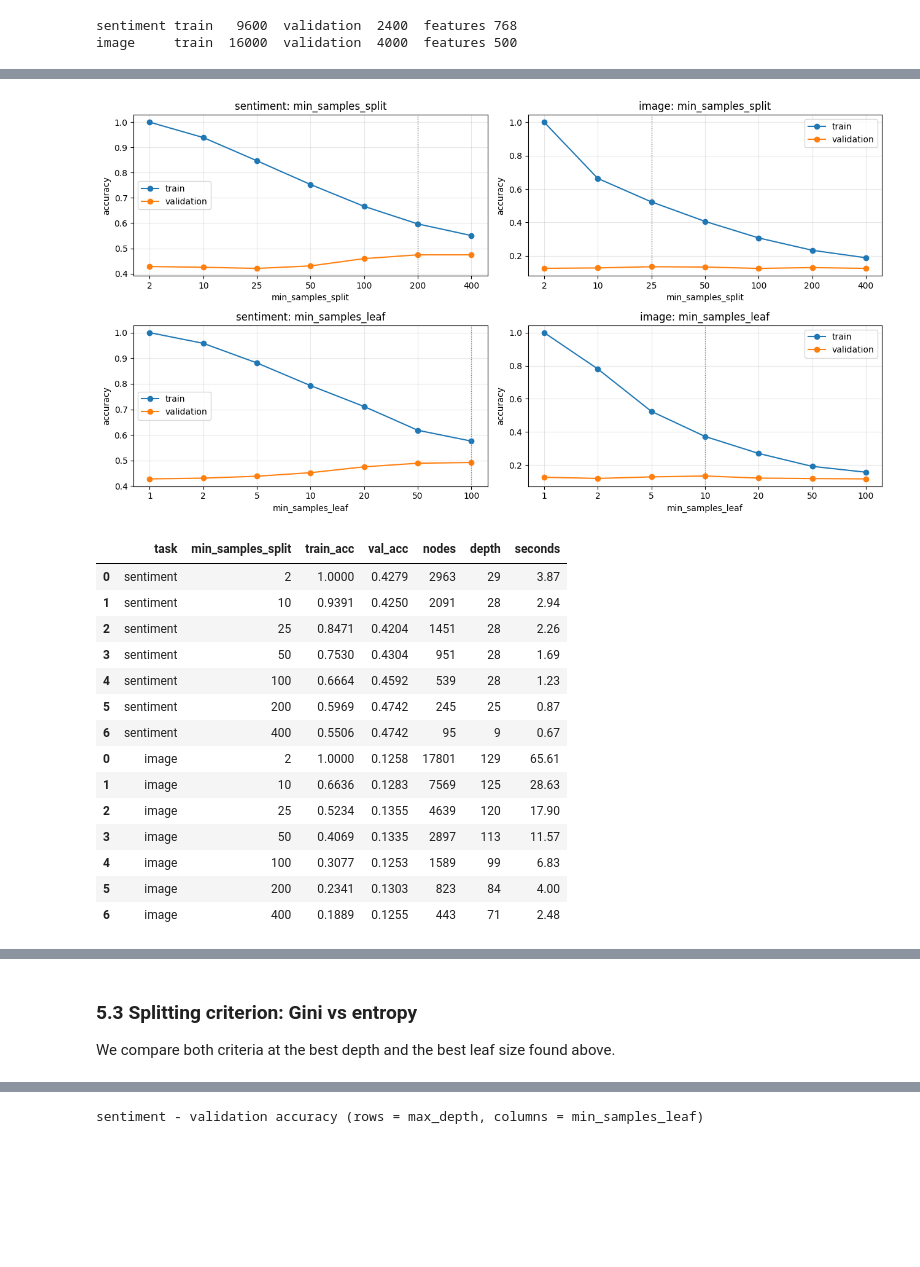
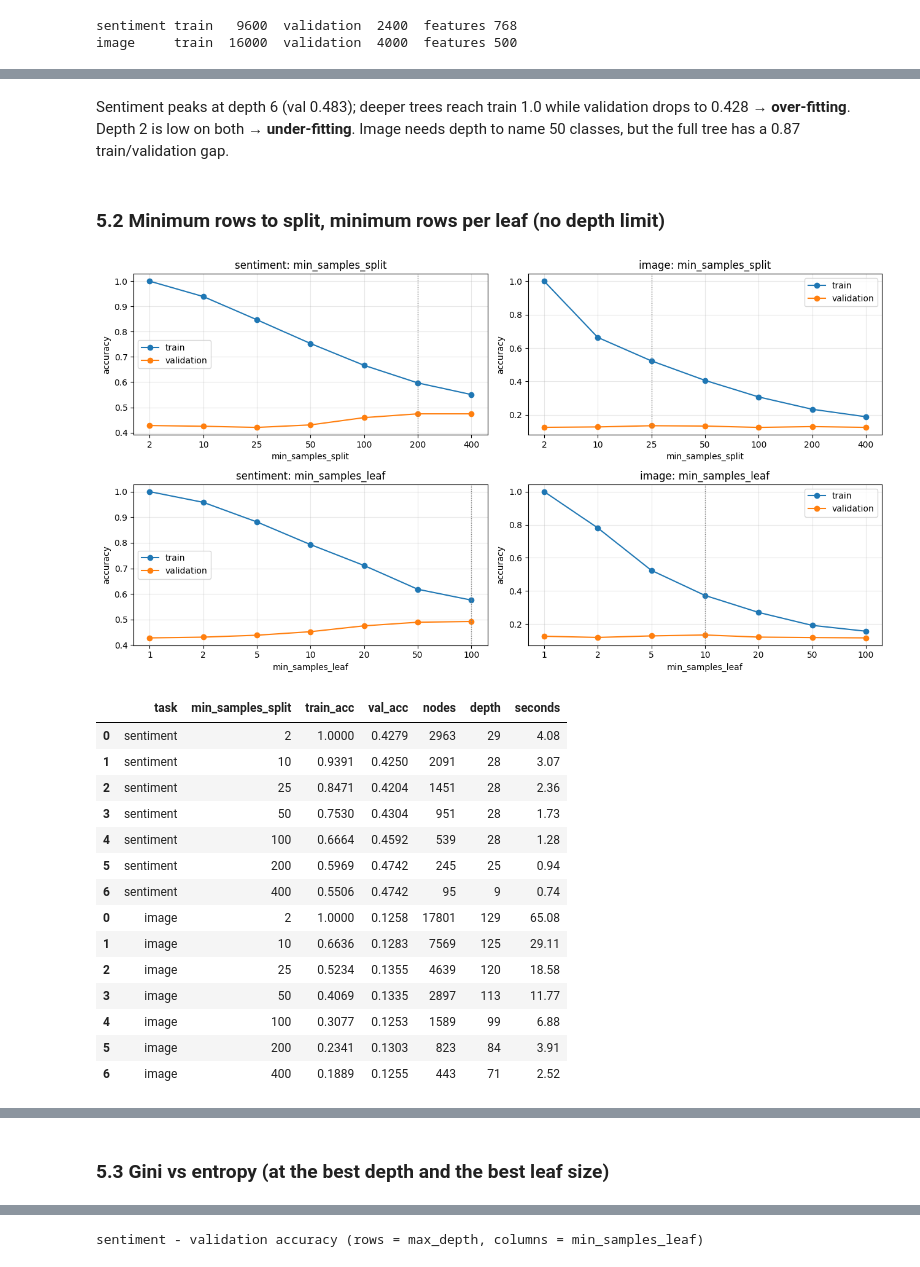
Before and after one commit to COMP472-Fall2026/Team27_F, a Jupyter notebook: decision_tree/decision_tree.ipynb, the cells around one changed output, grey strips where cells are left out. Saved outputs shown, nothing was run; the diff lists cells and outputs as text; code cells hidden in the pictures; blank space fills up the shorter version.

```diff
--- a/decision_tree/decision_tree.ipynb
+++ b/decision_tree/decision_tree.ipynb
@@ -84,12 +60,11 @@ y_toy = (X_toy[:, 0] + X_toy[:, 1] > 1).astype(int)
 
 def print_tree(tree, node=0, depth=0, names=None):
     pad = "    " * depth
-    if tree.feature[node] < 0:
+    if tree.feature[node] < 0:                                  # leaf
         print(f"{pad}-> class {tree.value[node].argmax()}   ({tree.n_rows[node]} rows)")
         return
     f = tree.feature[node]
-    name = names[f] if names else f"feature {f}"
-    print(f"{pad}{name} <= {tree.threshold[node]:.2f} ?")
+    print(f"{pad}{names[f] if names else f'feature {f}'} <= {tree.threshold[node]:.2f} ?")
     print_tree(tree, tree.left[node], depth + 1, names)
     print(f"{pad}else:")
     print_tree(tree, tree.right[node], depth + 1, names)
@@ -100,13 +75,12 @@ grid = np.c_[xx.ravel(), yy.ravel()]
 fig, axes = plt.subplots(1, 3, figsize=(12, 3.6))
 for ax, depth in zip(axes, [1, 3, 8]):
     toy = trees.DecisionTree(max_depth=depth).fit(X_toy, y_toy, n_classes=2)
-    acc = common.accuracy(y_toy, toy.predict(X_toy))
     if depth == 1:
         print_tree(toy, names=["x0", "x1"])
     ax.contourf(xx, yy, toy.predict(grid).reshape(xx.shape), alpha=0.3, cmap="coolwarm")
     ax.scatter(X_toy[:, 0], X_toy[:, 1], c=y_toy, cmap="coolwarm", s=10)
     ax.plot([0, 1], [1, 0], "k--")
-    ax.set_title(f"max_depth={depth}: train acc {acc:.2f}")
+    ax.set_title(f"max_depth={depth}: train acc {common.accuracy(y_toy, toy.predict(X_toy)):.2f}")
 plt.tight_layout()
 plt.show()
 # %% [output]
@@ -150,34 +117,39 @@ Every result is kept in `results` and saved to `decision_tree/outputs/`.
 # %%
-results = []
+results = []      # one row per trained tree
 
 
 def run(task, experiment, features="raw", data=None, **settings):
+    """Train one tree and record train/validation accuracy, size and time."""
     X_tr, y_tr, X_va, y_va = data if data is not None else SPLIT[task]
     start = time.time()
     tree = trees.DecisionTree(**settings).fit(X_tr, y_tr, N_CLASSES[task])
-    seconds = time.time() - start
     row = {"task": task, "experiment": experiment, "features": features,
            "max_depth": settings.get("max_depth"), "min_samples_split": settings.get("min_samples_split", 2),
            "min_samples_leaf": settings.get("min_samples_leaf", 1), "criterion": settings.get("criterion", "gini"),
            "n_bins": settings.get("n_bins", 64),
            "train_acc": round(common.accuracy(y_tr, tree.predict(X_tr)), 4),
            "val_acc": round(common.accuracy(y_va, tree.predict(X_va)), 4),
-           "nodes": tree.n_nodes, "leaves": tree.n_leaves, "depth": tree.depth(), "seconds": round(seconds, 2)}
+           "nodes": tree.n_nodes, "leaves": tree.n_leaves, "depth": tree.depth(),
+           "seconds": round(time.time() - start, 2)}
     results.append(row)
     return row
 
 
-def plot_curve(rows, x, title, xlabel, ax):
+def plot_curve(rows, x, title, ax):
     labels = [str(r[x]) for r in rows]
     ax.plot(labels, [r["train_acc"] for r in rows], marker="o", label="train")
     ax.plot(labels, [r["val_acc"] for r in rows], marker="o", label="validation")
     best = max(rows, key=lambda r: r["val_acc"])
-    ax.axvline(labels.index(str(best[x])), color="grey", ls=":", lw=1)
-    ax.set_title(title); ax.set_xlabel(xlabel); ax.set_ylabel("accuracy"); ax.grid(alpha=0.3); ax.legend()
+    ax.axvline(labels.index(str(best[x])), color="grey", ls=":", lw=1)   # best validation value
+    ax.set_title(title); ax.set_xlabel(x); ax.set_ylabel("accuracy"); ax.grid(alpha=0.3); ax.legend()
 
 
-def show(rows, cols=("train_acc", "val_acc", "nodes", "depth", "seconds")):
-    keys = [k for k in rows[0] if k not in ("task", "experiment", "features", "train_acc", "val_acc",
-                                             "nodes", "leaves", "depth", "seconds")]
-    varying = [k for k in keys if len({str(r[k]) for r in rows}) > 1]
-    return pd.DataFrame(rows)[["task"] + varying + list(cols)]
+def show(rows):
+    """Table of the settings that vary + the results."""
+    setting_cols = ["max_depth", "min_samples_split", "min_samples_leaf", "criterion", "n_bins"]
+    varying = [k for k in setting_cols if len({str(r[k]) for r in rows}) > 1]
+    return pd.DataFrame(rows)[["task"] + varying + ["train_acc", "val_acc", "nodes", "depth", "seconds"]]
+
+
+def best_of(rows):
+    return max(rows, key=lambda r: r["val_acc"])
@@ -193,7 +161,7 @@ depth_rows = {}
 fig, axes = plt.subplots(1, 2, figsize=(13, 3.8))
 for ax, task in zip(axes, TASKS):
     depth_rows[task] = [run(task, "max_depth", max_depth=d) for d in DEPTHS]
-    plot_curve(depth_rows[task], "max_depth", f"{task}: max_depth", "max_depth (None = no limit)", ax)
-plt.tight_layout(); plt.show()
+    plot_curve(depth_rows[task], "max_depth", f"{task}: max_depth (None = no limit)", ax)
+plt.tight_layout(); plt.savefig("report/figures/dt_max_depth.png", dpi=150); plt.show()
 pd.concat([show(depth_rows[t]) for t in TASKS])
 # %% [output]
@@ -223,31 +186,36 @@ We use no depth limit here, so these are the only brakes on the tree.
+# %% [markdown]
+Sentiment peaks at depth 6 (val 0.483); deeper trees reach train 1.0 while validation drops to 0.428 → **over-fitting**.
+Depth 2 is low on both → **under-fitting**. Image needs depth to name 50 classes, but the full tree has a 0.87 train/validation gap.
+# %% [markdown]
+### 5.2 Minimum rows to split, minimum rows per leaf (no depth limit)
 # %%
 SPLITS = [2, 10, 25, 50, 100, 200, 400]
 LEAVES = [1, 2, 5, 10, 20, 50, 100]
 split_rows, leaf_rows = {}, {}
 fig, axes = plt.subplots(2, 2, figsize=(13, 7))
 for col, task in enumerate(TASKS):
     split_rows[task] = [run(task, "min_samples_split", min_samples_split=s) for s in SPLITS]
     leaf_rows[task] = [run(task, "min_samples_leaf", min_samples_leaf=l) for l in LEAVES]
-    plot_curve(split_rows[task], "min_samples_split", f"{task}: min_samples_split", "min_samples_split", axes[0, col])
-    plot_curve(leaf_rows[task], "min_samples_leaf", f"{task}: min_samples_leaf", "min_samples_leaf", axes[1, col])
+    plot_curve(split_rows[task], "min_samples_split", f"{task}: min_samples_split", axes[0, col])
+    plot_curve(leaf_rows[task], "min_samples_leaf", f"{task}: min_samples_leaf", axes[1, col])
 plt.tight_layout(); plt.show()
 display(pd.concat([show(split_rows[t]) for t in TASKS]))
 display(pd.concat([show(leaf_rows[t]) for t in TASKS]))
 # %% [output]
 [figure]
 |  | task | min_samples_split | train_acc | val_acc | nodes | depth | seconds |
-| 0 | sentiment | 2 | 1.0000 | 0.4279 | 2963 | 29 | 3.87 |
-| 1 | sentiment | 10 | 0.9391 | 0.4250 | 2091 | 28 | 2.94 |
-| 2 | sentiment | 25 | 0.8471 | 0.4204 | 1451 | 28 | 2.26 |
-| 3 | sentiment | 50 | 0.7530 | 0.4304 | 951 | 28 | 1.69 |
-| 4 | sentiment | 100 | 0.6664 | 0.4592 | 539 | 28 | 1.23 |
-| 5 | sentiment | 200 | 0.5969 | 0.4742 | 245 | 25 | 0.87 |
-| 6 | sentiment | 400 | 0.5506 | 0.4742 | 95 | 9 | 0.67 |
-| 0 | image | 2 | 1.0000 | 0.1258 | 17801 | 129 | 65.61 |
-| 1 | image | 10 | 0.6636 | 0.1283 | 7569 | 125 | 28.63 |
-| 2 | image | 25 | 0.5234 | 0.1355 | 4639 | 120 | 17.90 |
-| 3 | image | 50 | 0.4069 | 0.1335 | 2897 | 113 | 11.57 |
-| 4 | image | 100 | 0.3077 | 0.1253 | 1589 | 99 | 6.83 |
-| 5 | image | 200 | 0.2341 | 0.1303 | 823 | 84 | 4.00 |
-| 6 | image | 400 | 0.1889 | 0.1255 | 443 | 71 | 2.48 |
+| 0 | sentiment | 2 | 1.0000 | 0.4279 | 2963 | 29 | 4.08 |
+| 1 | sentiment | 10 | 0.9391 | 0.4250 | 2091 | 28 | 3.07 |
+| 2 | sentiment | 25 | 0.8471 | 0.4204 | 1451 | 28 | 2.36 |
+| 3 | sentiment | 50 | 0.7530 | 0.4304 | 951 | 28 | 1.73 |
+| 4 | sentiment | 100 | 0.6664 | 0.4592 | 539 | 28 | 1.28 |
+| 5 | sentiment | 200 | 0.5969 | 0.4742 | 245 | 25 | 0.94 |
+| 6 | sentiment | 400 | 0.5506 | 0.4742 | 95 | 9 | 0.74 |
+| 0 | image | 2 | 1.0000 | 0.1258 | 17801 | 129 | 65.08 |
+| 1 | image | 10 | 0.6636 | 0.1283 | 7569 | 125 | 29.11 |
+| 2 | image | 25 | 0.5234 | 0.1355 | 4639 | 120 | 18.58 |
+| 3 | image | 50 | 0.4069 | 0.1335 | 2897 | 113 | 11.77 |
+| 4 | image | 100 | 0.3077 | 0.1253 | 1589 | 99 | 6.88 |
+| 5 | image | 200 | 0.2341 | 0.1303 | 823 | 84 | 3.91 |
+| 6 | image | 400 | 0.1889 | 0.1255 | 443 | 71 | 2.52 |
 |  | task | min_samples_leaf | train_acc | val_acc | nodes | depth | seconds |
@@ -268,5 +236,3 @@ display(pd.concat([show(leaf_rows[t]) for t in TASKS]))
 # %% [markdown]
-### 5.3 Splitting criterion: Gini vs entropy
-
-We compare both criteria at the best depth and the best leaf size found above.
+### 5.3 Gini vs entropy (at the best depth and the best leaf size)
 # %%
```
Also changed, not shown: parts of 37 cells of this notebook, 20 other files.
